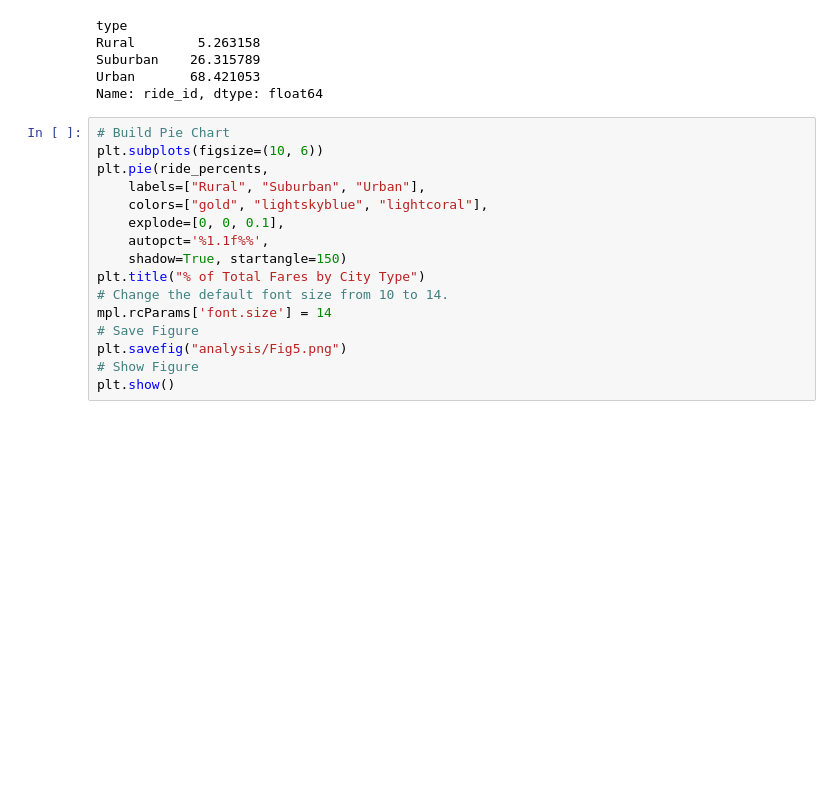
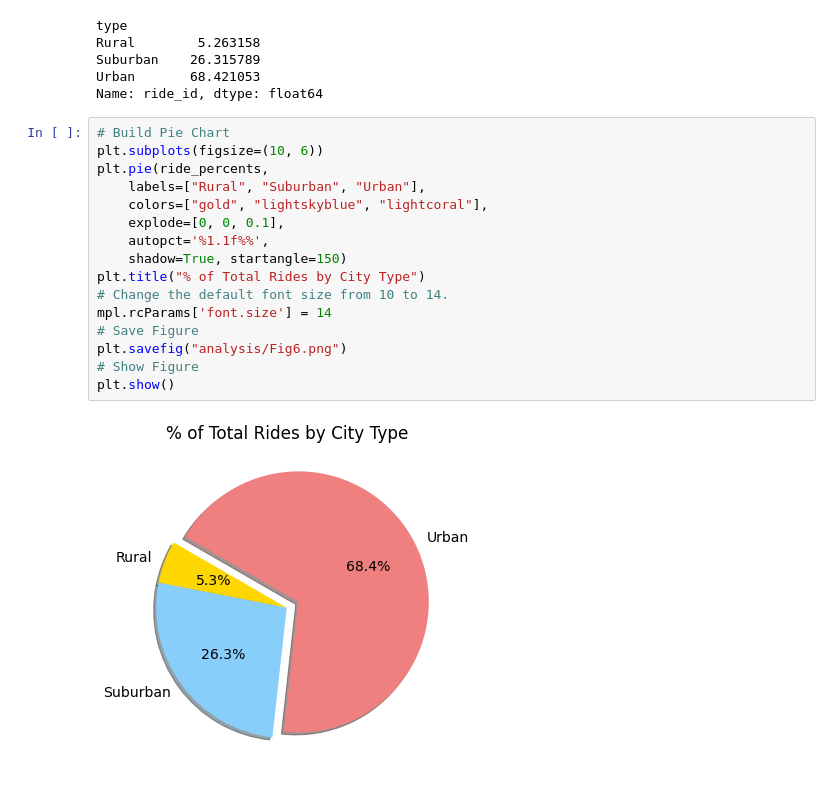
Before and after one commit to msury21/PyBer_Analysis, a Jupyter notebook: PyBer.ipynb, the cells around one changed output. Cells and saved outputs as stored; diff of their text form; blank space fills up the shorter version.

Commit message:
pie chart for percentage of total drivers by city type

```diff
--- a/PyBer.ipynb
+++ b/PyBer.ipynb
@@ -828,16 +828,18 @@ Name: ride_id, dtype: float64
 # %%
 # Build Pie Chart
 plt.subplots(figsize=(10, 6))
 plt.pie(ride_percents,
     labels=["Rural", "Suburban", "Urban"],
     colors=["gold", "lightskyblue", "lightcoral"],
     explode=[0, 0, 0.1],
     autopct='%1.1f%%',
     shadow=True, startangle=150)
-plt.title("% of Total Fares by City Type")
+plt.title("% of Total Rides by City Type")
 # Change the default font size from 10 to 14.
 mpl.rcParams['font.size'] = 14
 # Save Figure
-plt.savefig("analysis/Fig5.png")
+plt.savefig("analysis/Fig6.png")
 # Show Figure
 plt.show()
+# %% [output]
+[figure, added]
```
Also changed, not shown: parts of 2 cells of this notebook, 1 other file.
